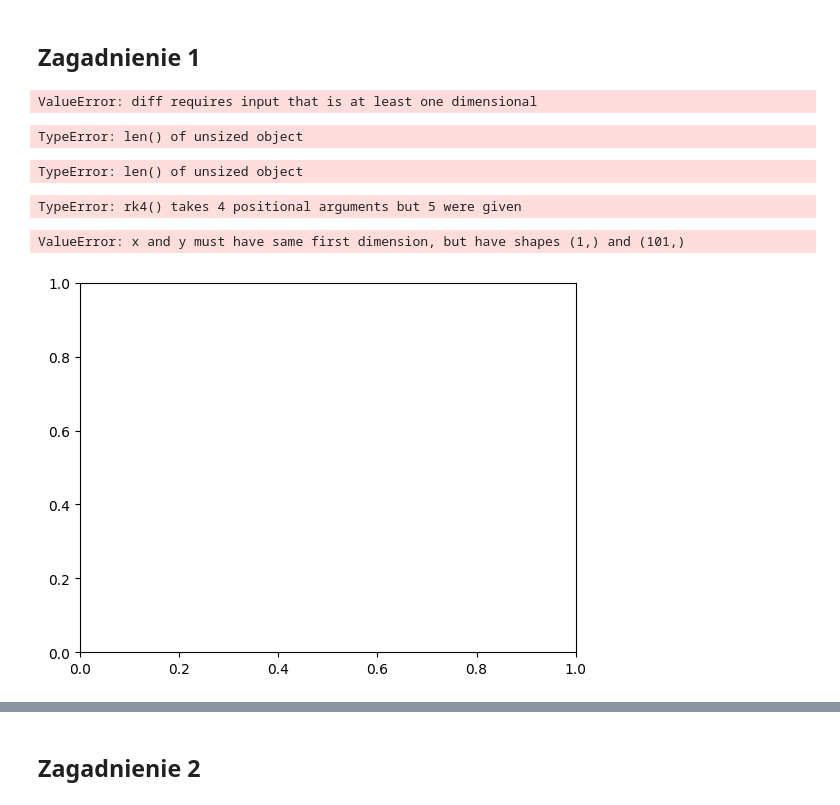
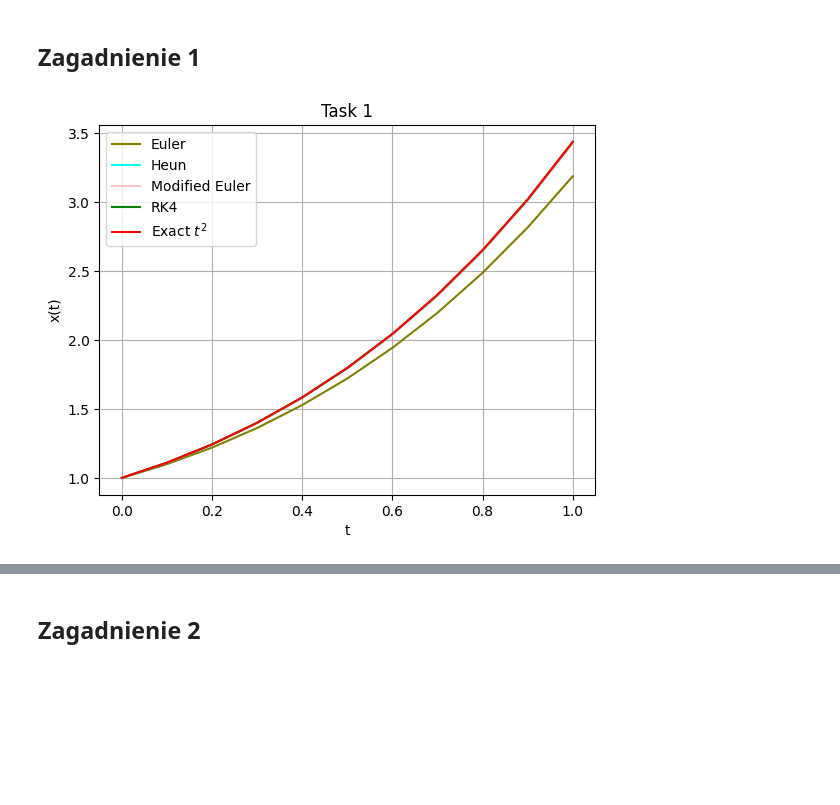
Before and after one commit to lindenalex/Qiskit_advanced_tutorials, a Jupyter notebook: onestep.ipynb, the cells around one changed output, grey strips where cells are left out. Saved outputs shown, nothing was run; the diff lists cells and outputs as text; code cells hidden in the pictures; blank space fills up the shorter version.

```diff
--- a/onestep.ipynb
+++ b/onestep.ipynb
@@ -165 +113,7 @@ Wall time: 385 µs
+# %%
+def f(t, x):
+    return 2 * t
+
+def exact(t):
+    return np.asarray(t, dtype=float)**2
 # %%
@@ -264,42 +189,33 @@ import math
 
 x0 = 1.
 t0 = 0.
+T = 1
 n = 100
-h = 0.01
-t = 1
+h = 0.1
+
 
 def exact(t):
     return 2 * math.e ** t - t - 1
 
 def f(t, x):
     return t + x
-# %%
-%%time
-x_euler = open_euler(f, t, x0, t0, h)
-# %% [output]
-ValueError: diff requires input that is at least one dimensional
-# %%
-%%time
-x_heun = heun(f, t, x0, t0, h)
-# %% [output]
-TypeError: len() of unsized object
-# %%
-%%time
-x_mod = modified_euler(f, t, x0, t0, h)
-# %% [output]
-TypeError: len() of unsized object
-# %%
-%%time
-x_rk4 = rk4(f, t, x0, t0, h)
-# %% [output]
-TypeError: rk4() takes 4 positional arguments but 5 were given
+# %%
+t_e, x_euler    = open_euler   (f, x0, t0, T, h)
+t_h, x_heun     = heun         (f, x0, t0, T, h)
+t_m, x_mod      = modified_euler(f, x0, t0, T, h)
+t_r, x_rk4      = rk4          (f, x0, t0, T, h)
 # %%
-plt.plot(t, x_euler, color="olive")
-plt.plot(t, x_heun, color="cyan")
-plt.plot(t, x_mod, color="pink")
-plt.plot(t, x_rk4, color="green")
-plt.plot(t, exact(t), color="red")
-plt.grid()
+plt.figure()
+plt.plot(t_e, x_euler,    color="olive",  label="Euler")
+plt.plot(t_h, x_heun,      color="cyan",   label="Heun")
+plt.plot(t_m, x_mod,       color="pink",   label="Modified Euler")
+plt.plot(t_r, x_rk4,       color="green",  label="RK4")
+plt.plot(t_e, exact(t_e),  color="red",    label="Exact $t^2$")
+plt.xlabel("t")
+plt.ylabel("x(t)")
+plt.title("Task 1")
+plt.legend()
+plt.grid(True)
+plt.show()
 # %% [output]
-ValueError: x and y must have same first dimension, but have shapes (1,) and (101,)
-[figure, old version]
+[figure, new version]
```
Also changed, not shown: parts of 35 cells of this notebook.
